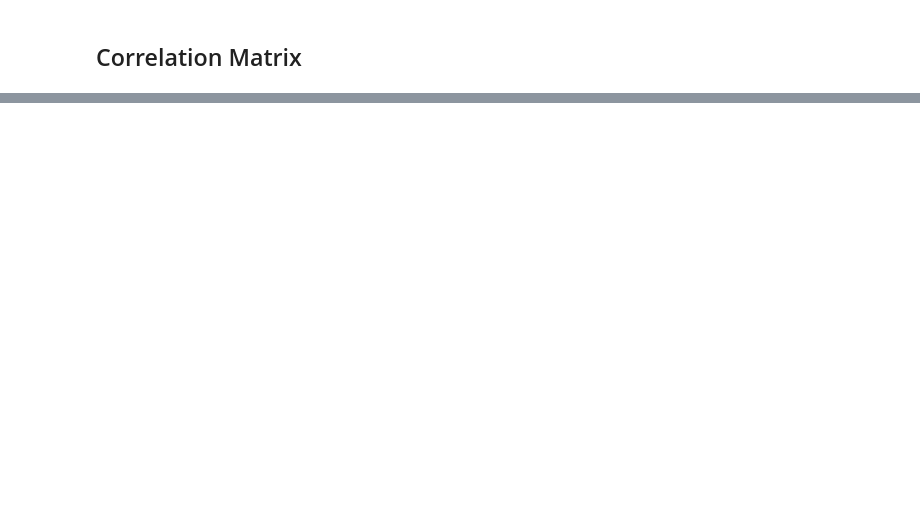
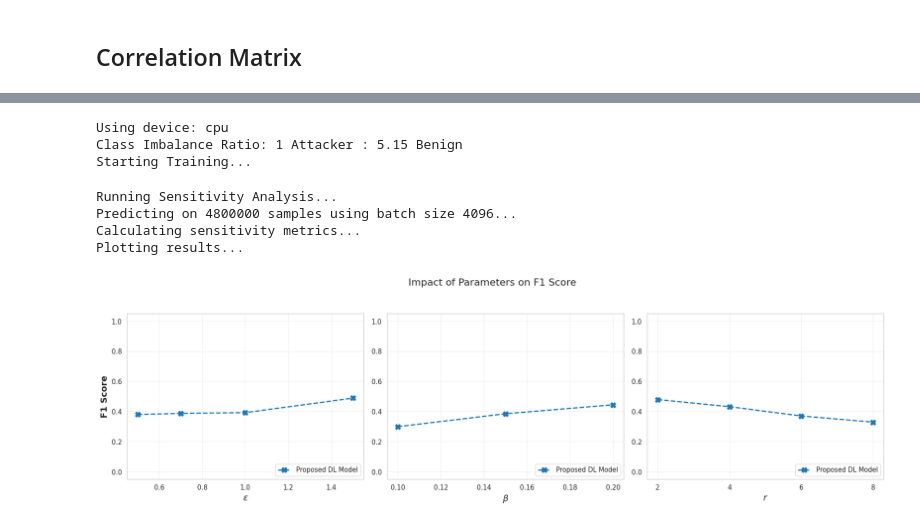
Before and after one commit to SampadSikder/DP-Protocols, a Jupyter notebook: UserLevelDatasetAnalysis.ipynb, the cells around one changed output, grey strips where cells are left out. Saved outputs shown, nothing was run; the diff lists cells and outputs as text; code cells hidden in the pictures; blank space fills up the shorter version.

```diff
--- a/UserLevelDatasetAnalysis.ipynb
+++ b/UserLevelDatasetAnalysis.ipynb
@@ -103,0 +516,55 @@ plt.show()
+# %%
+# Setup Device
+device = torch.device('cuda' if torch.cuda.is_available() else 'cpu')
+print(f"Using device: {device}")
+
+# Initialize Model
+model = RobustAttackerDetector(len(ALL_FEATURES)).to(device)
+optimizer = optim.Adam(model.parameters(), lr=0.001)
+
+
+num_benign = (y_train == 0).sum()
+num_attackers = (y_train == 1).sum()
+ratio = num_benign / max(num_attackers, 1)
+print(f"Class Imbalance Ratio: 1 Attacker : {ratio:.2f} Benign")
+
+
+pos_weight = torch.tensor([ratio]).float().to(device)
+criterion = nn.BCEWithLogitsLoss(pos_weight=pos_weight)
+
+# Train
+print("Starting Training...")
+model.train()
+for epoch in range(5):
+    for features, labels in tqdm(train_loader, desc=f"Epoch {epoch+1}"):
+        features = features.to(device)
+        labels = labels.to(device).unsqueeze(1)
+
+        optimizer.zero_grad()
+
+        # Forward pass (Outputs logits)
+        outputs = model(features)
+
+        # Loss (BCEWithLogitsLoss handles the sigmoid internally)
+        loss = criterion(outputs, labels)
+
+        loss.backward()
+        optimizer.step()
+# %% [output]
+Using device: cpu
+Class Imbalance Ratio: 1 Attacker : 5.15 Benign
+Starting Training...
+# %%
+device = torch.device('cuda' if torch.cuda.is_available() else 'cpu')
+print("\nRunning Sensitivity Analysis...")
+# Added batch_size parameter (adjust to 1024 or 512 if you still have issues)
+sens_df = run_sensitivity_analysis(model, df, scaler, ALL_FEATURES, device, batch_size=4096)
+
+print("Plotting results...")
+plot_sensitivity_metric(sens_df, metric='F1_Score')
+# %% [output]
+Running Sensitivity Analysis...
+Predicting on 4800000 samples using batch size 4096...
+Calculating sensitivity metrics...
+Plotting results...
+[figure, added]
```
Also changed, not shown: parts of 26 cells of this notebook.
